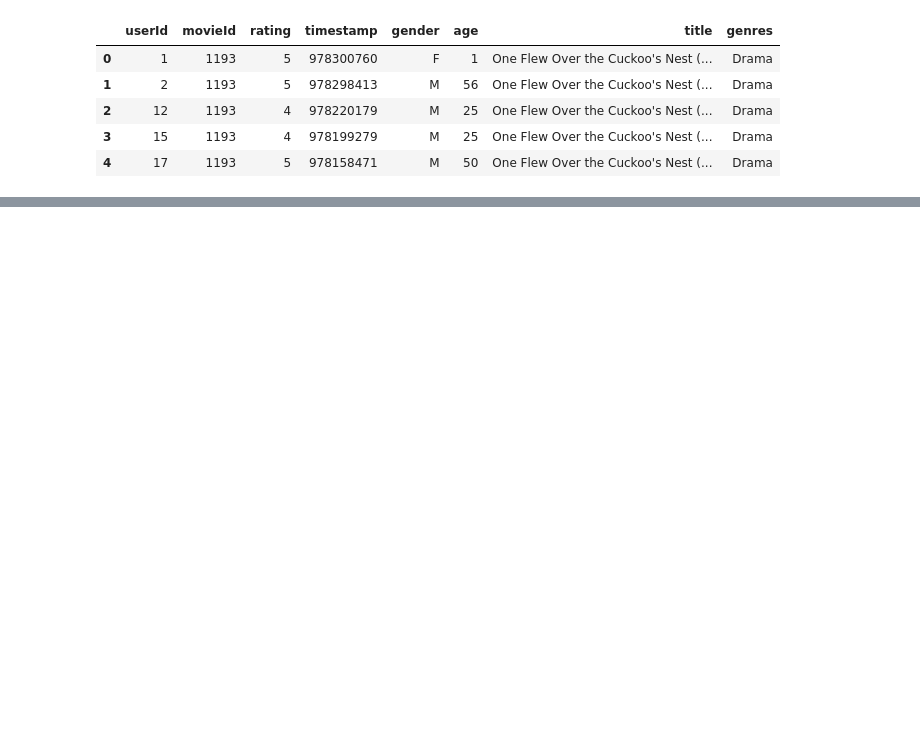
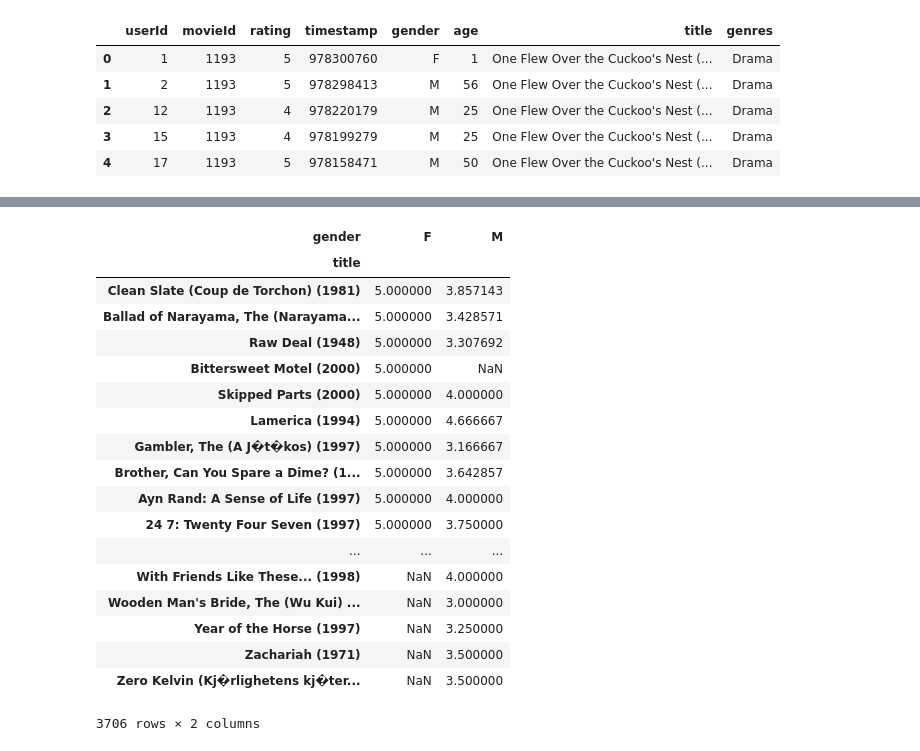
Before and after one commit to gabychoi/TIL, a Jupyter notebook: Pandas[exec-01].ipynb, the cells around one changed output, grey strips where cells are left out. Cells and saved outputs as stored; diff of their text form; code cells hidden in the pictures; blank space fills up the shorter version.

```diff
--- a/Pandas[exec-01].ipynb
+++ b/Pandas[exec-01].ipynb
@@ -109,0 +143,23 @@ KeyError: 'movieId'
+# %%
+# 여성이 가장 좋아하는 영화 순위
+rating_mean_df.sort_values(by=['F'], ascending=False)
+# %% [output]
+| gender | F | M |
+| title |  |  |
+| Clean Slate (Coup de Torchon) (1981) | 5.000000 | 3.857143 |
+| Ballad of Narayama, The (Narayama... | 5.000000 | 3.428571 |
+| Raw Deal (1948) | 5.000000 | 3.307692 |
+| Bittersweet Motel (2000) | 5.000000 | NaN |
+| Skipped Parts (2000) | 5.000000 | 4.000000 |
+| Lamerica (1994) | 5.000000 | 4.666667 |
+| Gambler, The (A J�t�kos) (1997) | 5.000000 | 3.166667 |
+| Brother, Can You Spare a Dime? (1... | 5.000000 | 3.642857 |
+| Ayn Rand: A Sense of Life (1997) | 5.000000 | 4.000000 |
+| 24 7: Twenty Four Seven (1997) | 5.000000 | 3.750000 |
+| ... | ... | ... |
+| With Friends Like These... (1998) | NaN | 4.000000 |
+| Wooden Man's Bride, The (Wu Kui) ... | NaN | 3.000000 |
+| Year of the Horse (1997) | NaN | 3.250000 |
+| Zachariah (1971) | NaN | 3.500000 |
+| Zero Kelvin (Kj�rlighetens kj�ter... | NaN | 3.500000 |
+3706 rows × 2 columns
```
Also changed, not shown: parts of 11 cells of this notebook.
